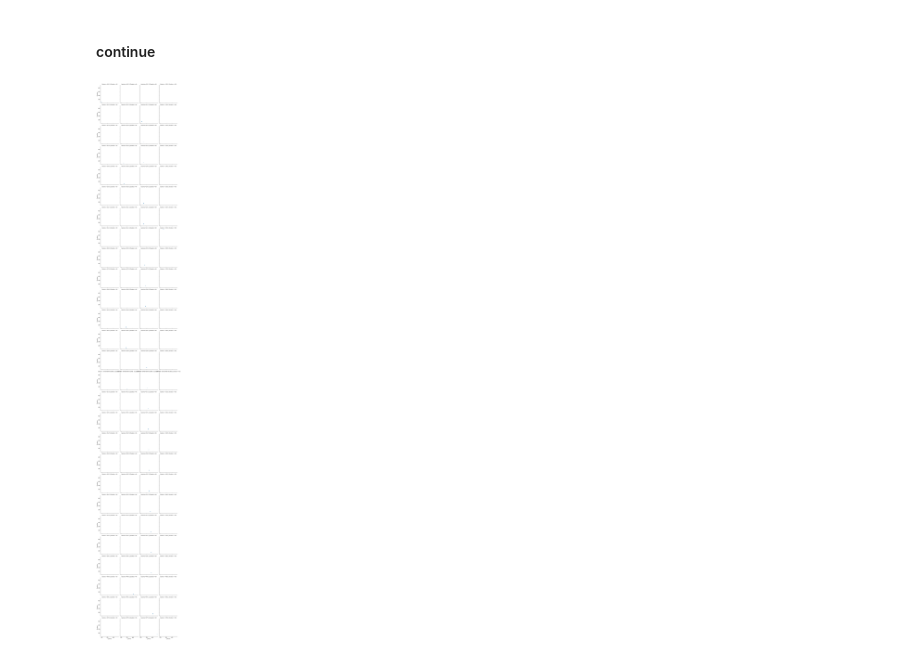
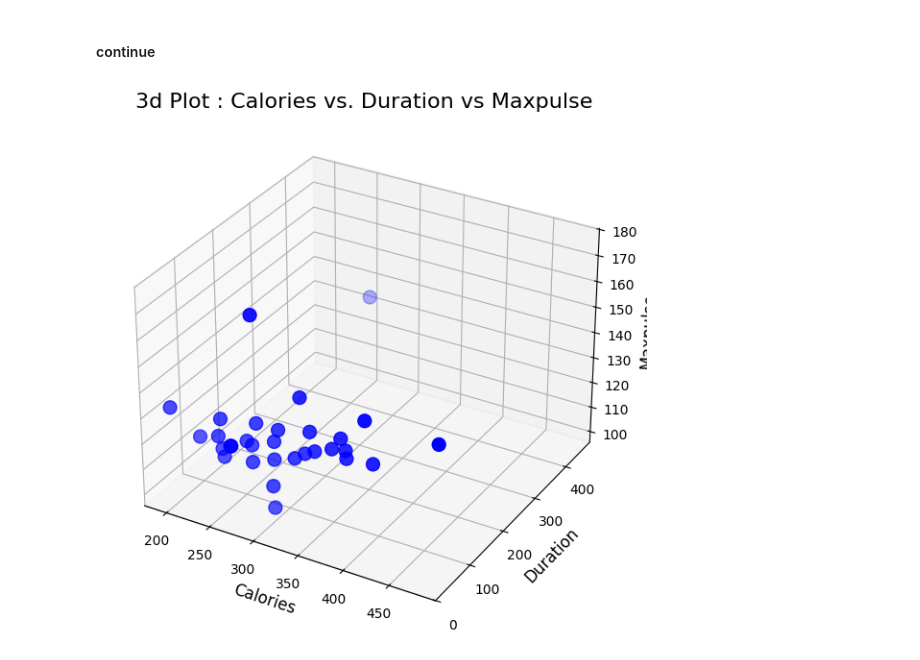
Before and after one commit to Mubashirr101/The_Automator, a Jupyter notebook: backend/test prototyping/TA_Prototype1.ipynb, the cells around one changed output. Saved outputs shown, nothing was run; the diff lists cells and outputs as text; code cells hidden in the pictures.

Commit message:
test functions for 3d plots

```diff
--- a/backend/test prototyping/TA_Prototype1.ipynb
+++ b/backend/test prototyping/TA_Prototype1.ipynb
@@ -466,7 +475,7 @@ import plotly.express as px
 
 class vizualize:
     def __init__(self):
-      pass
+        pass
     # Overview #
     def histo(self,col):
         # histograms
@@ -501,7 +510,6 @@ class vizualize:
         plt.title(f'Pie chart of {col.name}')
         plt.show()
 
-
     # Data Distribution
 
     def densityplots(self,col):
@@ -525,7 +533,6 @@ class vizualize:
         # for categorical data features
         pass
 
-
     # missing data vizualizations
     def heatmaps_na(self,df):
         # heatmaps for missing data
@@ -537,14 +544,11 @@ class vizualize:
         plt.title('Correlation of missing data')
         plt.show()
 
-
     def missingness_matrix(self,df):
         # missingness matrix
         msno.matrix(df)
         plt.title('Missingness Matrix')
         plt.show()
-
-
 
     def barplots_na(self,df):
         # barplots for na counts
@@ -556,9 +560,7 @@ class vizualize:
         plt.xticks(rotation=0)
         plt.show()
 
-
-
-  # vizualization for relationships
+    # vizualization for relationships
     def scatterplt(self,col1,col2):
         # scatter plots
         plt.scatter(col1,col2)
@@ -571,7 +573,6 @@ class vizualize:
         # bubble charts
         fig = px.scatter(x=col1, y=col2, size=col3)
         fig.show()
-
 
     def pairplots(self,df):
         # pair plots
@@ -611,25 +612,44 @@ class vizualize:
     # multivariate distribution vizualization
     def heatmaps_mul(self,df):
         # heatmaps
+        # plt.figure(figsize=(8, 6))
+        # correlation_matrix = df[['Sales', 'Profit', 'Cost']].corr()
+        # sns.heatmap(correlation_matrix, annot=True, cmap='coolwarm', fmt='.2f')
+        # plt.title('Correlation Heatmap of Numerical Variables', fontsize=16)
+        # plt.show()
         sns.heatmap(df.corr(numeric_only=True),annot=True,cmap='YlGnBu')
         plt.title('Correlation Heatmap')
         plt.show()
 
     def facetgrids(self,df,col1,col2,col3):
         # facet grids
+        # sns.set(style="whitegrid")
+        # g = sns.FacetGrid(df, col="col1", hue="col2", height=4, aspect=1)
+        # g.map(sns.histplot, "col3", kde=True, alpha=0.7).add_legend()
+        # g.fig.subplots_adjust(top=0.9)
+        # g.fig.suptitle('Distribution of col3 by col1 Across col2', fontsize=16)
+        # plt.show()
+
         grids = sns.FacetGrid(df,row=col1.name,col=col2.name)
         grids.map(plt.scatter,col1.name,col2.name,edgecolor='w')
         grids.add_legend()
         plt.show()
 
-    def plots_3d():
+    def plots_3d(self,col1,col2,col3):
         # 3d plots
-        pass
-
+        fig = plt.figure(figsize=(10,7))
+        ax = fig.add_subplot(111,projection='3d')
+        ax.scatter(col1,col2,col3,c='blue',marker='o',s=100)
+        ax.set_title(f'3d Plot : {col1.name} vs. {col2.name} vs {col3.name}',fontsize=16)
+        ax.set_xlabel(col1.name,fontsize=12)
+        ax.set_ylabel(col2.name, fontsize=12)
+        ax.set_zlabel(col3.name, fontsize=12)
+        plt.show()
 
     # time series vizualization
     def line_chrts():
         # line charts
+
         pass
     def area_chrts():
         # area charts
@@ -680,7 +700,7 @@ class vizualize:
     def sankey_diagrams():
         # sankey diagrams
         pass
-  # Machine Learning data viz
+    # Machine Learning data viz
     def feat_imp_plts():
         # feature imp plots
         pass
@@ -734,6 +754,6 @@ print(freq_450_500)
 #### continue
 # %%
 viz = vizualize()
-viz.facetgrids(df_imputed,df_imputed['Calories'],df_imputed['Duration'],df_imputed['Maxpulse'])
+viz.plots_3d(df_imputed['Calories'],df_imputed['Duration'],df_imputed['Maxpulse'])
 # %% [output]
-[figure, old version]
+[figure, new version]
```
Also changed, not shown: parts of 2 cells of this notebook.
